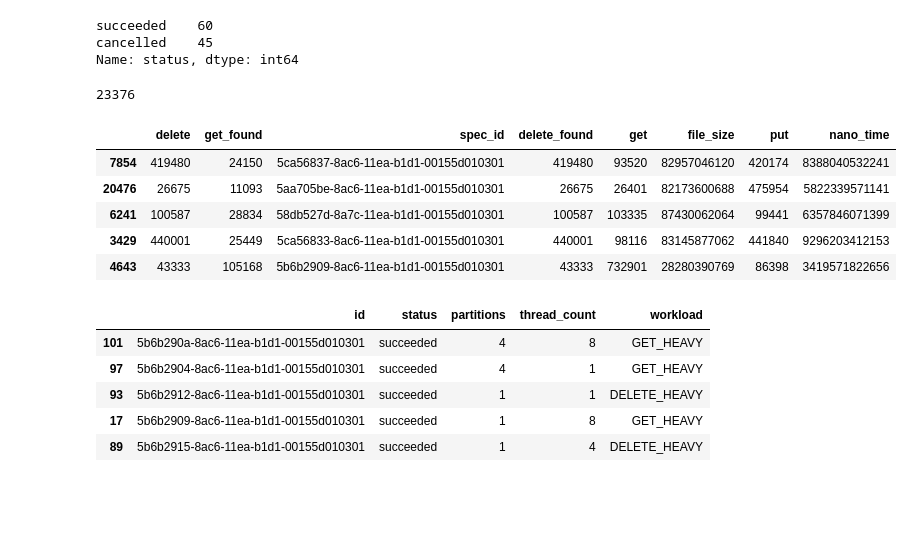
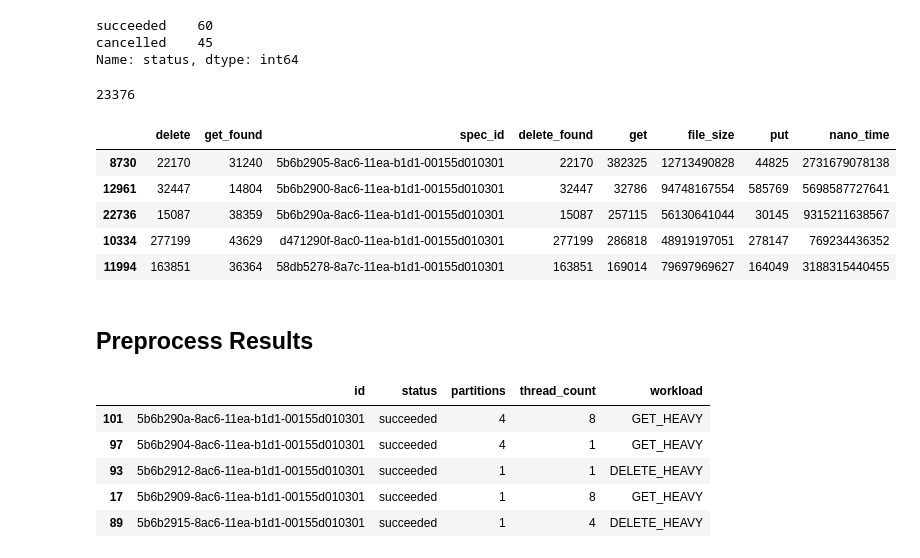
Before and after one commit to DBFromZero/dbf0analysis, a Jupyter notebook: xplr_lsm_part.ipynb, the cells around one changed output. Cells and saved outputs as stored; diff of their text form; code cells hidden in the pictures; blank space fills up the shorter version.

Commit message:
extended partitioned lsm analysis

```diff
--- a/xplr_lsm_part.ipynb
+++ b/xplr_lsm_part.ipynb
@@ -38,18 +44,19 @@ succeeded    60
 cancelled    45
 Name: status, dtype: int64
 # %%
-results = pd.read_json(os.path.expanduser('~/PycharmProjects/benchmarking_test/results/lsm_part' +
-                                          '/benchmark_part_lsm_results.jsonl'), lines=True, convert_dates=False)
+results = pd.read_json('results/partitioned_lsm/benchmark_part_lsm_results.jsonl', lines=True, convert_dates=False)
 print(len(results))
 results.sample(5)
 # %% [output]
 23376
 |  | delete | get_found | spec_id | delete_found | get | file_size | put | nano_time |
-| 7854 | 419480 | 24150 | 5ca56837-8ac6-11ea-b1d1-00155d010301 | 419480 | 93520 | 82957046120 | 420174 | 8388040532241 |
-| 20476 | 26675 | 11093 | 5aa705be-8ac6-11ea-b1d1-00155d010301 | 26675 | 26401 | 82173600688 | 475954 | 5822339571141 |
-| 6241 | 100587 | 28834 | 58db527d-8a7c-11ea-b1d1-00155d010301 | 100587 | 103335 | 87430062064 | 99441 | 6357846071399 |
-| 3429 | 440001 | 25449 | 5ca56833-8ac6-11ea-b1d1-00155d010301 | 440001 | 98116 | 83145877062 | 441840 | 9296203412153 |
-| 4643 | 43333 | 105168 | 5b6b2909-8ac6-11ea-b1d1-00155d010301 | 43333 | 732901 | 28280390769 | 86398 | 3419571822656 |
+| 8730 | 22170 | 31240 | 5b6b2905-8ac6-11ea-b1d1-00155d010301 | 22170 | 382325 | 12713490828 | 44825 | 2731679078138 |
+| 12961 | 32447 | 14804 | 5b6b2900-8ac6-11ea-b1d1-00155d010301 | 32447 | 32786 | 94748167554 | 585769 | 5698587727641 |
+| 22736 | 15087 | 38359 | 5b6b290a-8ac6-11ea-b1d1-00155d010301 | 15087 | 257115 | 56130641044 | 30145 | 9315211638567 |
+| 10334 | 277199 | 43629 | d471290f-8ac0-11ea-b1d1-00155d010301 | 277199 | 286818 | 48919197051 | 278147 | 769234436352 |
+| 11994 | 163851 | 36364 | 58db5278-8a7c-11ea-b1d1-00155d010301 | 163851 | 169014 | 79697969627 | 164049 | 3188315440455 |
+# %% [markdown]
+## Preprocess Results
 # %%
 constant_parameters = ['seconds', 'value_length', 'key_space_size', 'known_key_rate_percent', 'trial_index',
                        'pending_write_merge_threshold', 'index_rate']
```
Also changed, not shown: parts of 23 cells of this notebook, 1 other file.
